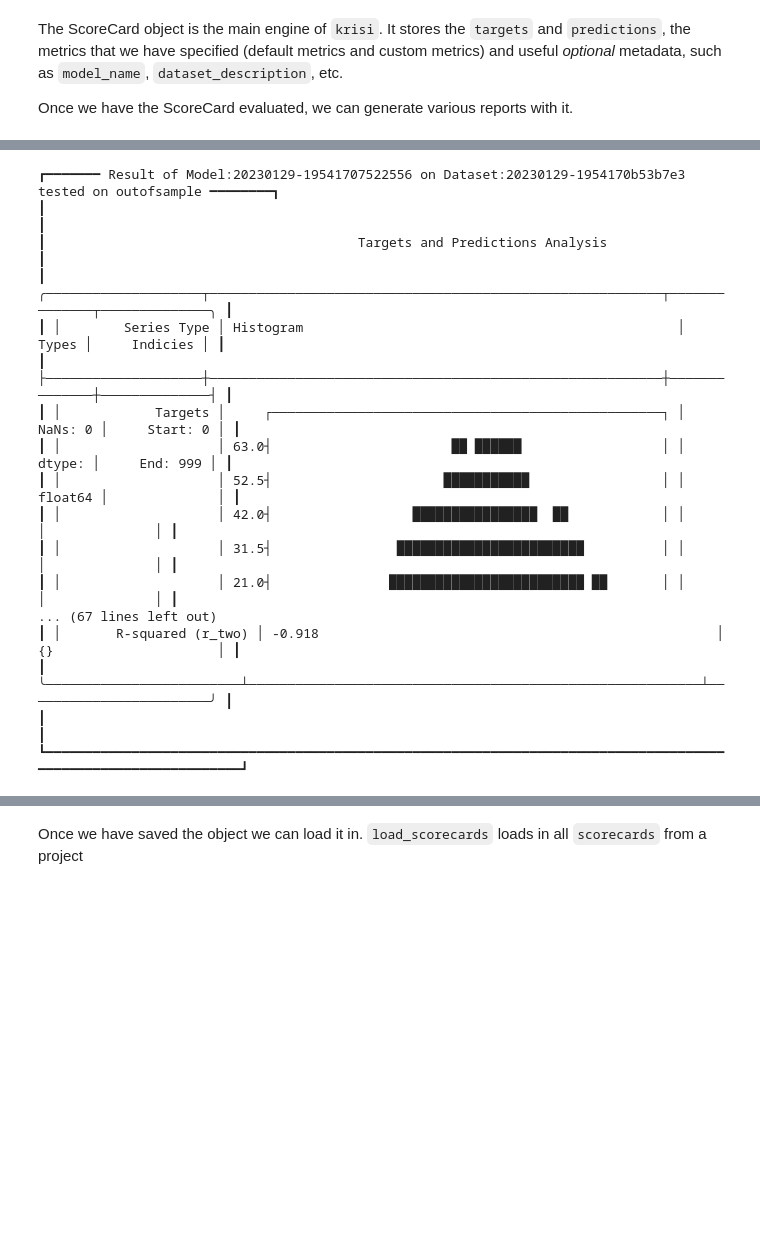
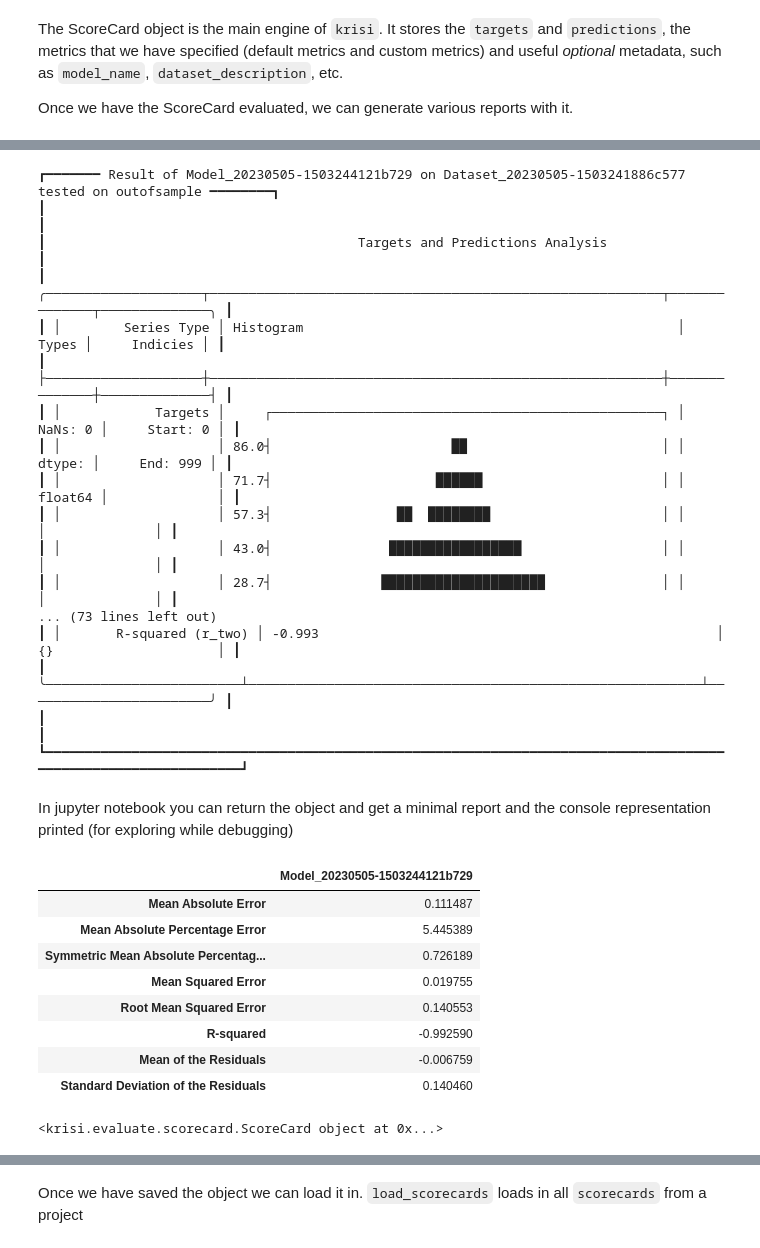
Before and after one commit to dream-faster/krisi, a Jupyter notebook: docs/walkthroughs/a_full_rundown_notebook.ipynb, the cells around one changed output, grey strips where cells are left out. Cells and saved outputs as stored; diff of their text form; code cells hidden in the pictures; blank space fills up the shorter version.

```diff
--- a/docs/walkthroughs/a_full_rundown_notebook.ipynb
+++ b/docs/walkthroughs/a_full_rundown_notebook.ipynb
@@ -26,7 +26,7 @@ predictions=np.random.normal(0, 0.1, 1000) # Artifical predictions
 
 `score` simply wraps `ScoreCard` initalization and `ScoreCard.evaluate()` .
 # %%
-scorecard = score(y=y, predictions=predictions)
+scorecard = score(y, predictions)
 # %% [markdown]
 The ScoreCard object is the main engine of `krisi`. It stores the `targets` and `predictions`, the metrics that we have specified (default metrics and custom metrics) and useful *optional* metadata, such as `model_name`, `dataset_description`, etc.
 
@@ -46,20 +48,35 @@ scorecard.print('minimal')
 ''' Printing a more detailed result by passing in `extended` (this is the default) '''
 scorecard.print('extended')
 # %% [output]
-┏━━━━━━━ Result of Model:20230129-19541707522556 on Dataset:20230129-1954170b53b7e3 tested on outofsample ━━━━━━━━┓
+┏━━━━━━━ Result of Model_20230505-1503244121b729 on Dataset_20230505-1503241886c577 tested on outofsample ━━━━━━━━┓
 ┃                                                                                                                 ┃
 ┃                                        Targets and Predictions Analysis                                         ┃
 ┃ ╭────────────────────┬──────────────────────────────────────────────────────────┬──────────────┬──────────────╮ ┃
 ┃ │        Series Type │ Histogram                                                │        Types │     Indicies │ ┃
 ┃ ├────────────────────┼──────────────────────────────────────────────────────────┼──────────────┼──────────────┤ ┃
 ┃ │            Targets │     ┌──────────────────────────────────────────────────┐ │      NaNs: 0 │     Start: 0 │ ┃
-┃ │                    │ 63.0┤                       ██ ██████                  │ │       dtype: │     End: 999 │ ┃
-┃ │                    │ 52.5┤                      ███████████                 │ │      float64 │              │ ┃
-┃ │                    │ 42.0┤                  ████████████████  ██            │ │              │              │ ┃
-┃ │                    │ 31.5┤                ████████████████████████          │ │              │              │ ┃
-┃ │                    │ 21.0┤               █████████████████████████ ██       │ │              │              │ ┃
-... (67 lines left out)
-┃ │       R-squared (r_two) │ -0.918                                                   │ {}                     │ ┃
+┃ │                    │ 86.0┤                       ██                         │ │       dtype: │     End: 999 │ ┃
+┃ │                    │ 71.7┤                     ██████                       │ │      float64 │              │ ┃
+┃ │                    │ 57.3┤                ██  ████████                      │ │              │              │ ┃
+┃ │                    │ 43.0┤               █████████████████                  │ │              │              │ ┃
+┃ │                    │ 28.7┤              █████████████████████               │ │              │              │ ┃
+... (73 lines left out)
+┃ │       R-squared (r_two) │ -0.993                                                   │ {}                     │ ┃
 ┃ ╰─────────────────────────┴──────────────────────────────────────────────────────────┴────────────────────────╯ ┃
 ┃                                                                                                                 ┃
 ┗━━━━━━━━━━━━━━━━━━━━━━━━━━━━━━━━━━━━━━━━━━━━━━━━━━━━━━━━━━━━━━━━━━━━━━━━━━━━━━━━━━━━━━━━━━━━━━━━━━━━━━━━━━━━━━━━━┛
+# %% [markdown]
+In jupyter notebook you can return the object and get a minimal report and the console representation printed (for exploring while debugging)
+# %%
+scorecard
+# %% [output]
+|  | Model_20230505-1503244121b729 |
+| Mean Absolute Error | 0.111487 |
+| Mean Absolute Percentage Error | 5.445389 |
+| Symmetric Mean Absolute Percentag... | 0.726189 |
+| Mean Squared Error | 0.019755 |
+| Root Mean Squared Error | 0.140553 |
+| R-squared | -0.992590 |
+| Mean of the Residuals | -0.006759 |
+| Standard Deviation of the Residuals | 0.140460 |
+<krisi.evaluate.scorecard.ScoreCard object at 0x...>
```
Also changed, not shown: parts of 18 cells of this notebook, 9 other files.
